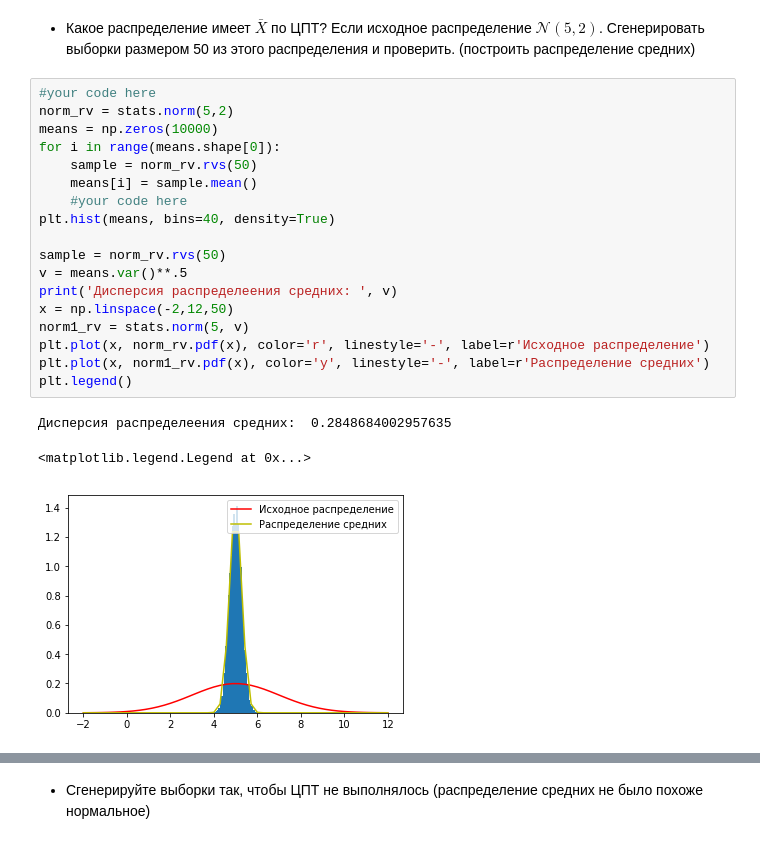
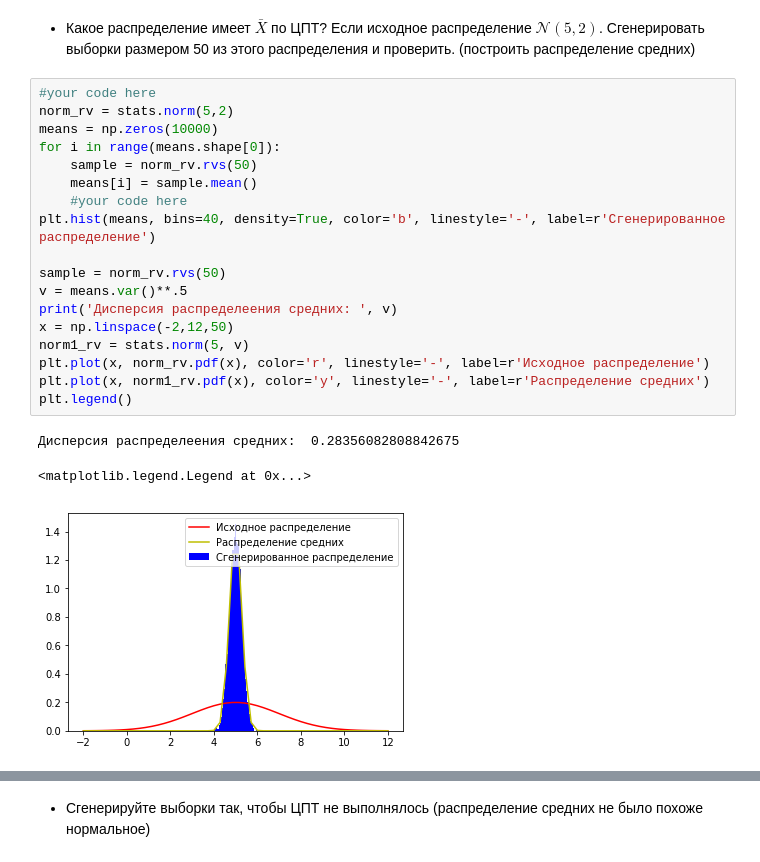
Before and after one commit to tormoz70/netology-pyton-hw, a Jupyter notebook: hw10.ipynb, the cells around one changed output, grey strips where cells are left out. Cells and saved outputs as stored; diff of their text form.

```diff
--- a/hw10.ipynb
+++ b/hw10.ipynb
@@ -180,22 +182,22 @@ print('медиана: ', med)
 # %%
 #your code here
 norm_rv = stats.norm(5,2)
 means = np.zeros(10000)
 for i in range(means.shape[0]):
     sample = norm_rv.rvs(50)
     means[i] = sample.mean()
     #your code here
-plt.hist(means, bins=40, density=True)
+plt.hist(means, bins=40, density=True, color='b', linestyle='-', label=r'Сгенерированное распределение')
 
 sample = norm_rv.rvs(50)
 v = means.var()**.5
 print('Дисперсия распределеения средних: ', v)
 x = np.linspace(-2,12,50)
 norm1_rv = stats.norm(5, v)
 plt.plot(x, norm_rv.pdf(x), color='r', linestyle='-', label=r'Исходное распределение')
 plt.plot(x, norm1_rv.pdf(x), color='y', linestyle='-', label=r'Распределение средних')
 plt.legend()
 # %% [output]
-Дисперсия распределеения средних:  0.2848684002957635
+Дисперсия распределеения средних:  0.28356082808842675
 <matplotlib.legend.Legend at 0x...>
-[figure, old version]
+[figure, new version]
```
Also changed, not shown: parts of 23 cells of this notebook.
